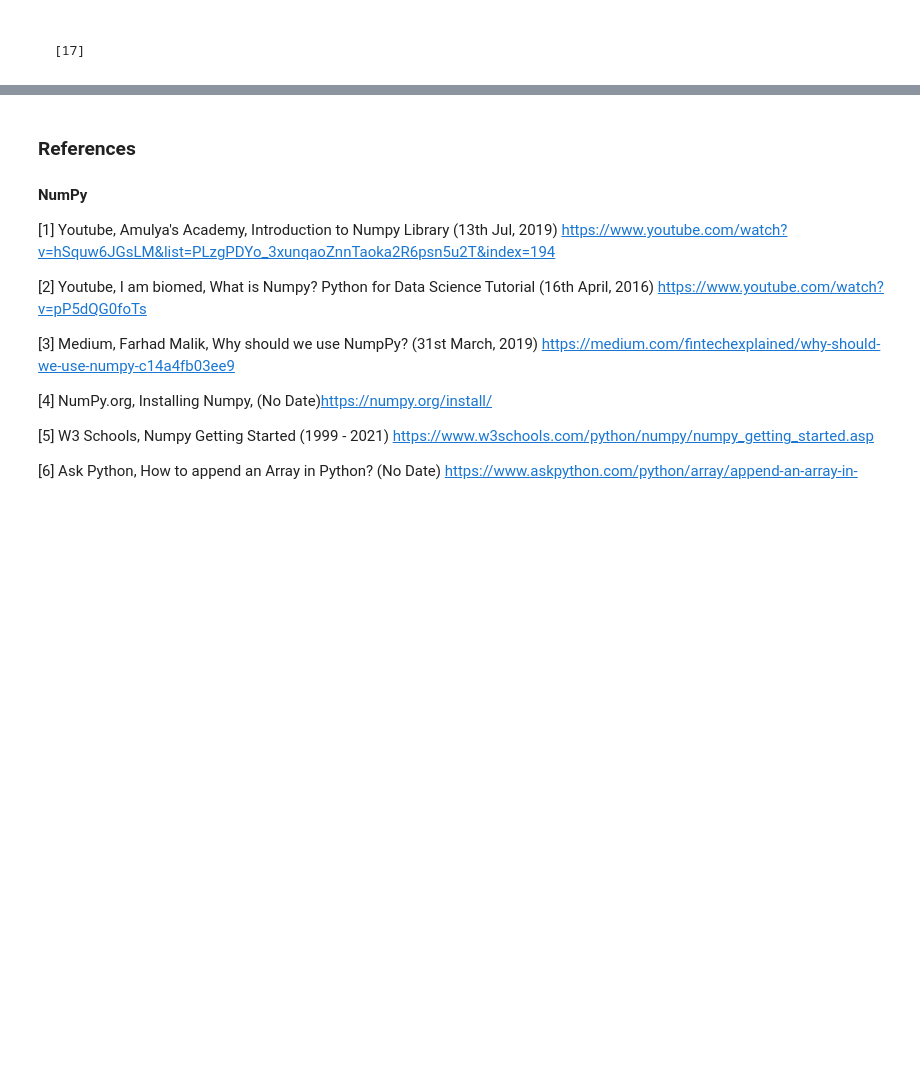
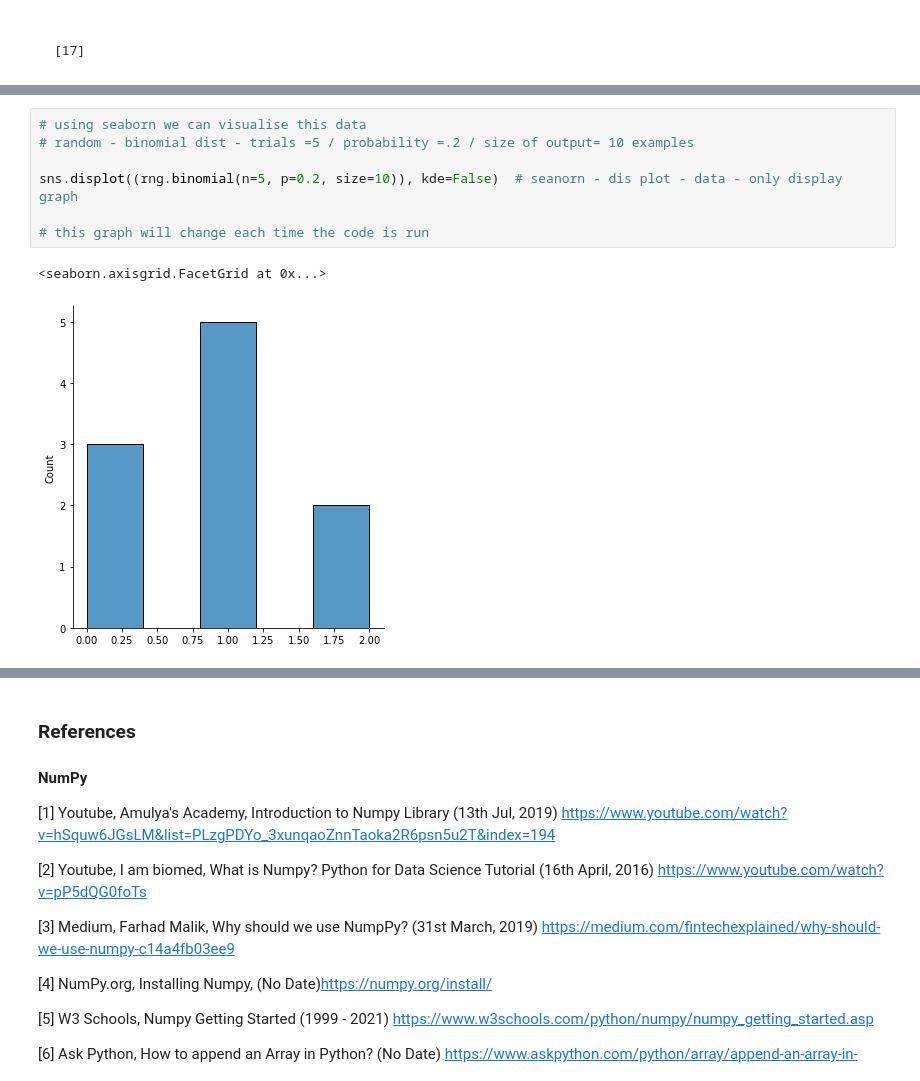
Before and after one commit to VCurry20/PDANumpy, a Jupyter notebook: Numpy.ipynb, the cells around one changed output, grey strips where cells are left out. Cells and saved outputs as stored; diff of their text form; blank space fills up the shorter version.

```diff
--- a/Numpy.ipynb
+++ b/Numpy.ipynb
@@ -921,0 +952,10 @@ These distributions are used when there is a limited number of outcomes availabl
+# %%
+# using seaborn we can visualise this data
+# random - binomial dist - trials =5 / probability =.2 / size of output= 10 examples
+
+sns.displot((rng.binomial(n=5, p=0.2, size=10)), kde=False)  # seanorn - dis plot - data - only display graph
+
+# this graph will change each time the code is run
+# %% [output]
+<seaborn.axisgrid.FacetGrid at 0x...>
+[figure, added]
```
Also changed, not shown: parts of 57 cells of this notebook, 1 other file.
